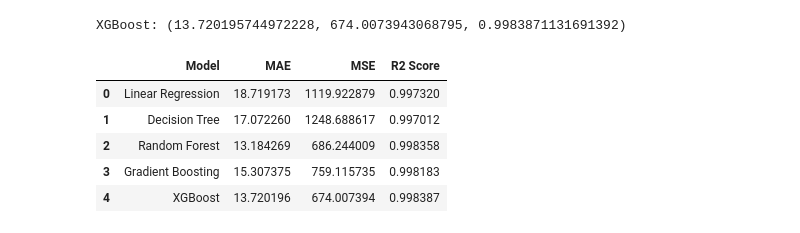
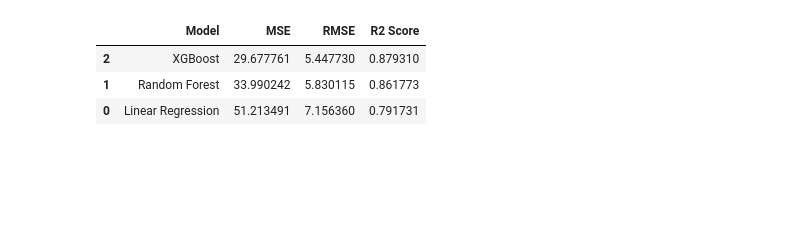
Before and after one commit to anurag815311/Dynamic-AI-pricing-engine-for-online-store, a Jupyter notebook: model_test.ipynb, the cells around one changed output. Drawn from its saved outputs; the diff is of its cells as text; code cells hidden in the pictures; blank space fills up the shorter version.

```diff
--- a/model_test.ipynb
+++ b/model_test.ipynb
@@ -28,7 +16,7 @@ y = df['amazon_price']
-# %%
-X_train, X_test, y_train, y_test = train_test_split(
-    X, y,
-    test_size=0.2,
-    random_state=42
-)
+# %%
+models = {
+    "Linear Regression": LinearRegression(),
+    "Random Forest": RandomForestRegressor(n_estimators=100, random_state=42),
+    "XGBoost": XGBRegressor(n_estimators=100, learning_rate=0.1)
+}
 # %%
@@ -106,47 +39,9 @@ Successfully installed xgboost-3.2.0
-# %%
-from xgboost import XGBRegressor
-
-xgb = XGBRegressor()
-
-xgb_results = evaluate_model(xgb)
-
-print("XGBoost:", xgb_results)
-# %% [output]
-XGBoost: (13.720195744972228, 674.0073943068795, 0.9983871131691392)
-# %%
-results = pd.DataFrame({
-
-    "Model": ["Linear Regression",
-              "Decision Tree",
-              "Random Forest",
-              "Gradient Boosting",
-              "XGBoost"],
-
-    "MAE": [lr_results[0],
-            dt_results[0],
-            rf_results[0],
-            gb_results[0],
-            xgb_results[0]],
-
-    "MSE": [lr_results[1],
-            dt_results[1],
-            rf_results[1],
-            gb_results[1],
-            xgb_results[1]],
-
-    "R2 Score": [lr_results[2],
-                 dt_results[2],
-                 rf_results[2],
-                 gb_results[2],
-                 xgb_results[2]]
-})
-
-results
-# %% [output]
-|  | Model | MAE | MSE | R2 Score |
-| 0 | Linear Regression | 18.719173 | 1119.922879 | 0.997320 |
-| 1 | Decision Tree | 17.072260 | 1248.688617 | 0.997012 |
-| 2 | Random Forest | 13.184269 | 686.244009 | 0.998358 |
-| 3 | Gradient Boosting | 15.307375 | 759.115735 | 0.998183 |
-| 4 | XGBoost | 13.720196 | 674.007394 | 0.998387 |
+# %%
+results_df = pd.DataFrame(results)
+results_df.sort_values(by="R2 Score", ascending=False)
+# %% [output]
+|  | Model | MSE | RMSE | R2 Score |
+| 2 | XGBoost | 29.677761 | 5.447730 | 0.879310 |
+| 1 | Random Forest | 33.990242 | 5.830115 | 0.861773 |
+| 0 | Linear Regression | 51.213491 | 7.156360 | 0.791731 |
 # %%
```
Also changed, not shown: parts of 20 cells of this notebook, 2 other files.
